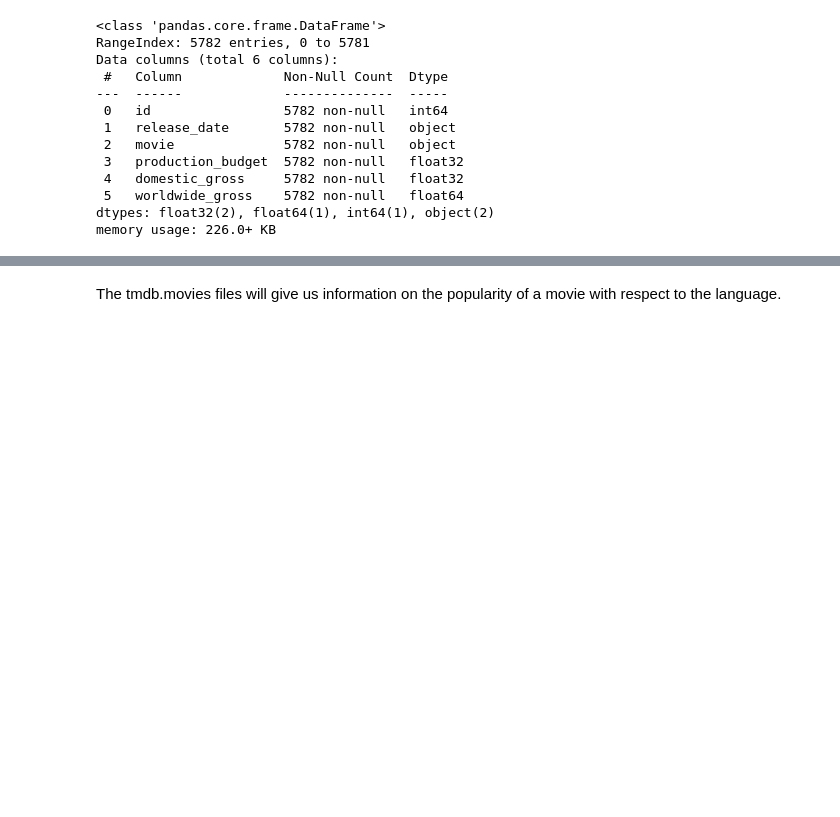
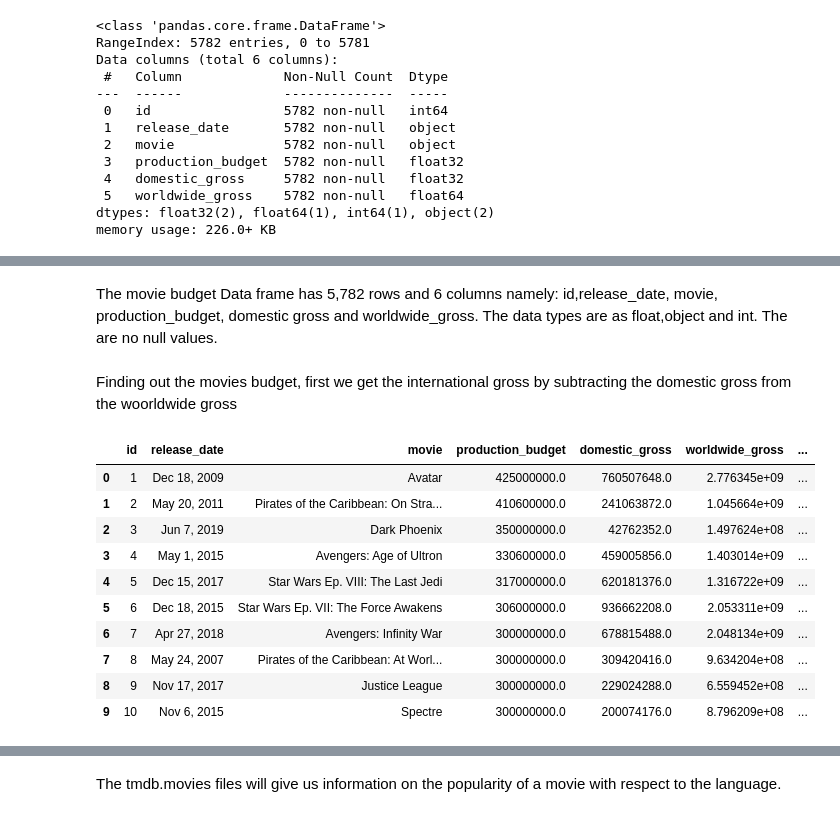
Before and after one commit to MendozaMellah/dsc-phase-1-project-v2-4, a Jupyter notebook: student.ipynb, the cells around one changed output, grey strips where cells are left out. Drawn from its saved outputs; the diff is of its cells as text; code cells hidden in the pictures; blank space fills up the shorter version.

```diff
--- a/student.ipynb
+++ b/student.ipynb
@@ -65,0 +87,22 @@ memory usage: 226.0+ KB
+# %% [markdown]
+The movie budget Data frame has 5,782 rows and 6 columns namely: id,release_date, movie, production_budget, domestic gross and worldwide_gross. The data types are as float,object and int. The are no null values.
+# %% [markdown]
+Finding out the movies budget, first we get the international gross by subtracting the domestic gross from the woorldwide gross
+# %%
+#getting the international gross
+movies_budget['international_gross'] = movies_budget['worldwide_gross'] - movies_budget['domestic_gross']
+cols = list(movies_budget.columns)
+
+movies_budget.head(10)
+# %% [output]
+|  | id | release_date | movie | production_budget | domestic_gross | worldwide_gross | ... |
+| 0 | 1 | Dec 18, 2009 | Avatar | 425000000.0 | 760507648.0 | 2.776345e+09 | ... |
+| 1 | 2 | May 20, 2011 | Pirates of the Caribbean: On Stra... | 410600000.0 | 241063872.0 | 1.045664e+09 | ... |
+| 2 | 3 | Jun 7, 2019 | Dark Phoenix | 350000000.0 | 42762352.0 | 1.497624e+08 | ... |
+| 3 | 4 | May 1, 2015 | Avengers: Age of Ultron | 330600000.0 | 459005856.0 | 1.403014e+09 | ... |
+| 4 | 5 | Dec 15, 2017 | Star Wars Ep. VIII: The Last Jedi | 317000000.0 | 620181376.0 | 1.316722e+09 | ... |
+| 5 | 6 | Dec 18, 2015 | Star Wars Ep. VII: The Force Awakens | 306000000.0 | 936662208.0 | 2.053311e+09 | ... |
+| 6 | 7 | Apr 27, 2018 | Avengers: Infinity War | 300000000.0 | 678815488.0 | 2.048134e+09 | ... |
+| 7 | 8 | May 24, 2007 | Pirates of the Caribbean: At Worl... | 300000000.0 | 309420416.0 | 9.634204e+08 | ... |
+| 8 | 9 | Nov 17, 2017 | Justice League | 300000000.0 | 229024288.0 | 6.559452e+08 | ... |
+| 9 | 10 | Nov 6, 2015 | Spectre | 300000000.0 | 200074176.0 | 8.796209e+08 | ... |
```
Also changed, not shown: parts of 35 cells of this notebook.
